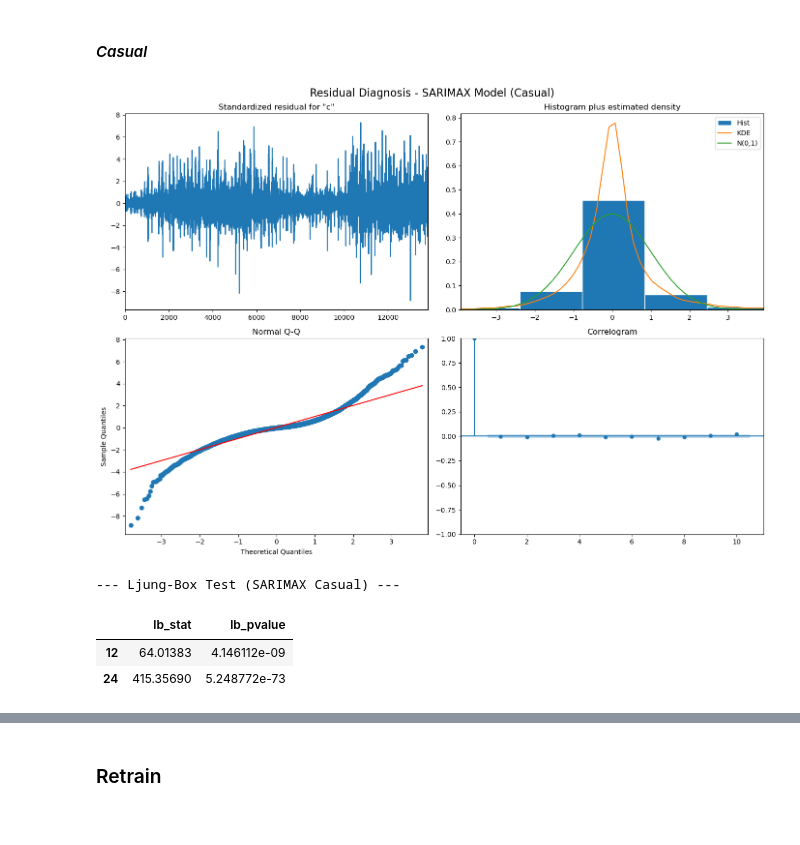
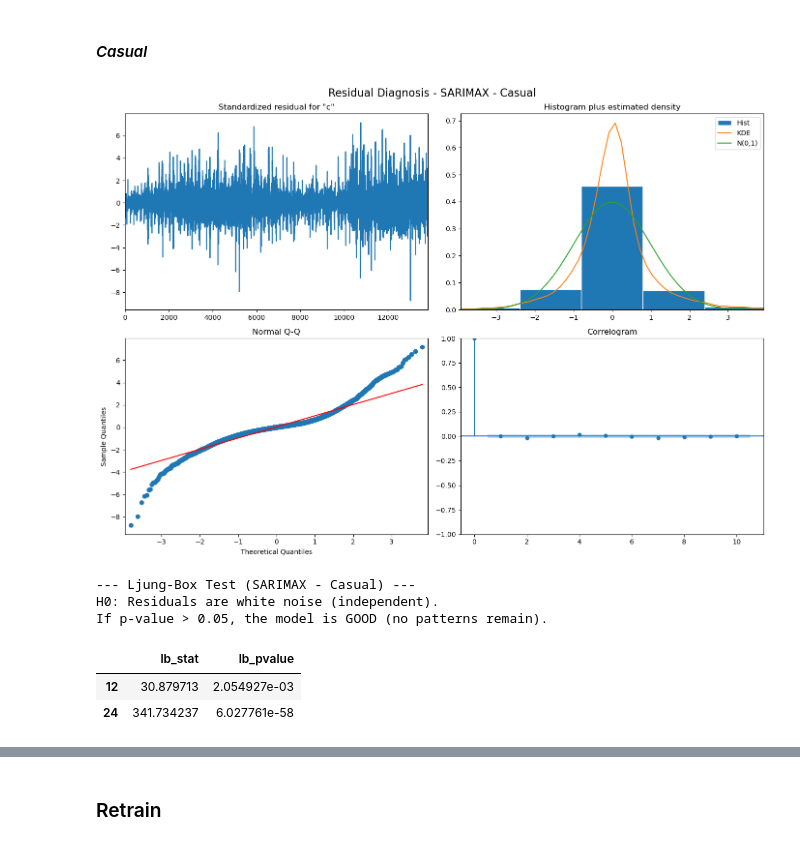
Before and after one commit to ikeiba/bike-sharing-time-series, a Jupyter notebook: project_submission/sarima_sarimax.ipynb, the cells around one changed output, grey strips where cells are left out. Cells and saved outputs as stored; diff of their text form; code cells hidden in the pictures.

Commit message:
sarima and sarimax fully executed

```diff
--- a/project_submission/sarima_sarimax.ipynb
+++ b/project_submission/sarima_sarimax.ipynb
@@ -553,33 +436,11 @@ We already have the results of the SARIMA model, so we will use them. Even thoug
 # %% [markdown]
 #### *Casual*
 # %%
-import pandas as pd
-from statsmodels.tsa.statespace.sarimax import SARIMAX
-
-import os
-os.environ["OMP_NUM_THREADS"] = "14"
-os.environ["OPENBLAS_NUM_THREADS"] = "14"
-os.environ["MKL_NUM_THREADS"] = "14"
-
-# We reuse the winning hyperparameters from your fast Grid Search
-best_p_casual, best_q_casual = 2, 2 # Replace with your real ones
-best_P_casual, best_Q_casual = 1, 2 # Replace with your real ones
-
 print("Training FINAL SARIMAX model (Casual) with exogenous variables...")
 
 # The big difference: We add exog=X_train
-model_sarimax_casual = SARIMAX(
-    endog=y_casual_train,
-    exog=X_train,  # <--- EXOGENOUS MATRIX HERE
-    order=(best_p_casual, 0, best_q_casual),
-    seasonal_order=(best_P_casual, 1, best_Q_casual, 24),
-    simple_differencing=False,
-    enforce_stationarity=False,
-    enforce_invertibility=False
-)
+fit_sarimax_casual = train_sarimax_model(y_casual_train, X_train, best_p_casual, 0, best_q_casual, best_P_casual, 1, best_Q_casual, 24, log_transform=False)
 
-# We train
-fit_sarimax_casual = model_sarimax_casual.fit(disp=True)
 print("Training completed.")
 # %% [output]
 Training FINAL SARIMAX model (Casual) with exogenous variables...
@@ -593,24 +462,12 @@ Training completed.
 # %% [markdown]
 #### *Casual*
 # %%
-import matplotlib.pyplot as plt
-from statsmodels.stats.diagnostic import acorr_ljungbox
-
-# Qualitative plots
-fig = fit_sarimax_casual.plot_diagnostics(figsize=(14, 10))
-fig.suptitle('Residual Diagnosis - SARIMAX Model (Casual)', fontsize=16)
-plt.tight_layout()
-plt.show()
-
-# Quantitative Test (Ljung-Box)
-residuals_sarimax = fit_sarimax_casual.resid
-lb_test_sarimax = acorr_ljungbox(residuals_sarimax.dropna(), lags=[12, 24])
-
-print("\n--- Ljung-Box Test (SARIMAX Casual) ---")
-display(lb_test_sarimax)
+residual_analysis(fit_sarimax_casual, "SARIMAX - Casual")
 # %% [output]
-[figure, old version]
+[figure, new version]
---- Ljung-Box Test (SARIMAX Casual) ---
+--- Ljung-Box Test (SARIMAX - Casual) ---
+H0: Residuals are white noise (independent).
+If p-value > 0.05, the model is GOOD (no patterns remain).
 |  | lb_stat | lb_pvalue |
-| 12 | 64.01383 | 4.146112e-09 |
-| 24 | 415.35690 | 5.248772e-73 |
+| 12 | 30.879713 | 2.054927e-03 |
+| 24 | 341.734237 | 6.027761e-58 |
```
Also changed, not shown: parts of 28 cells of this notebook.
